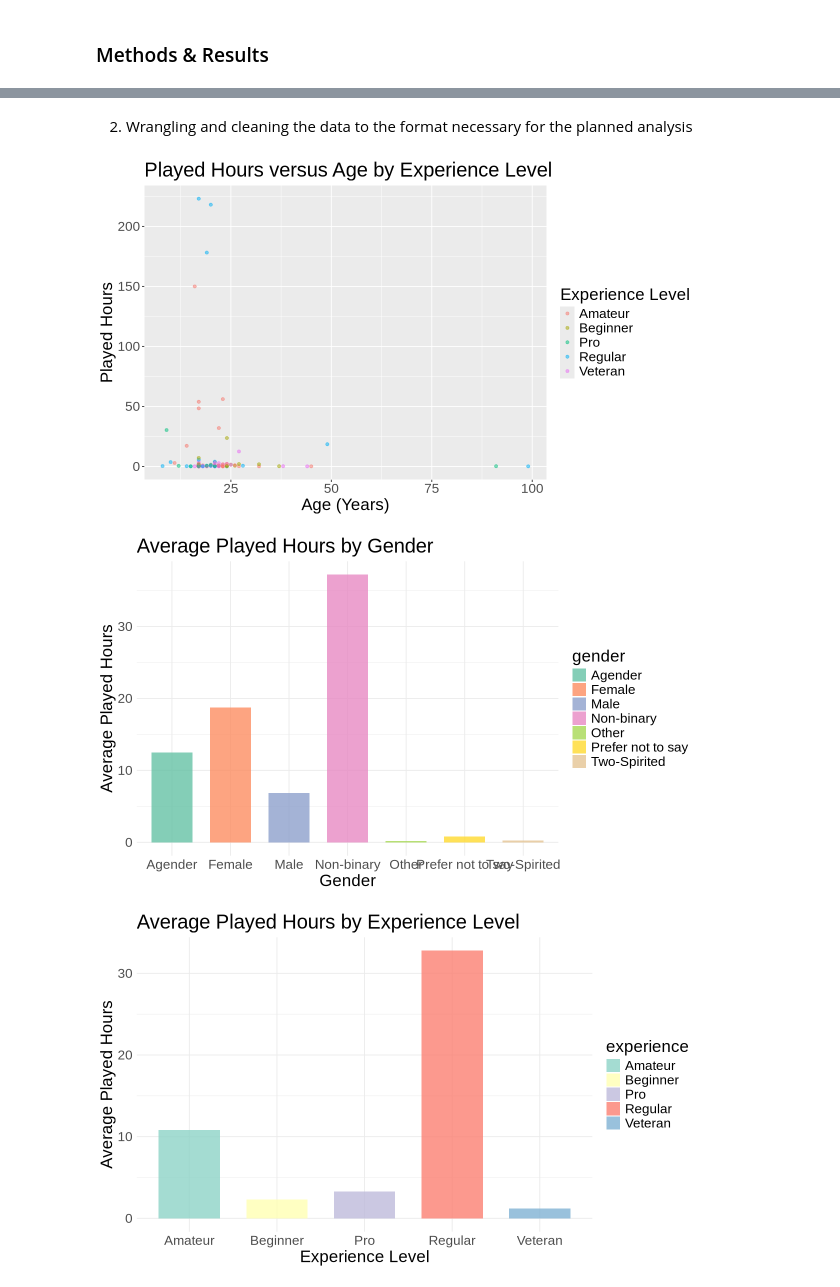
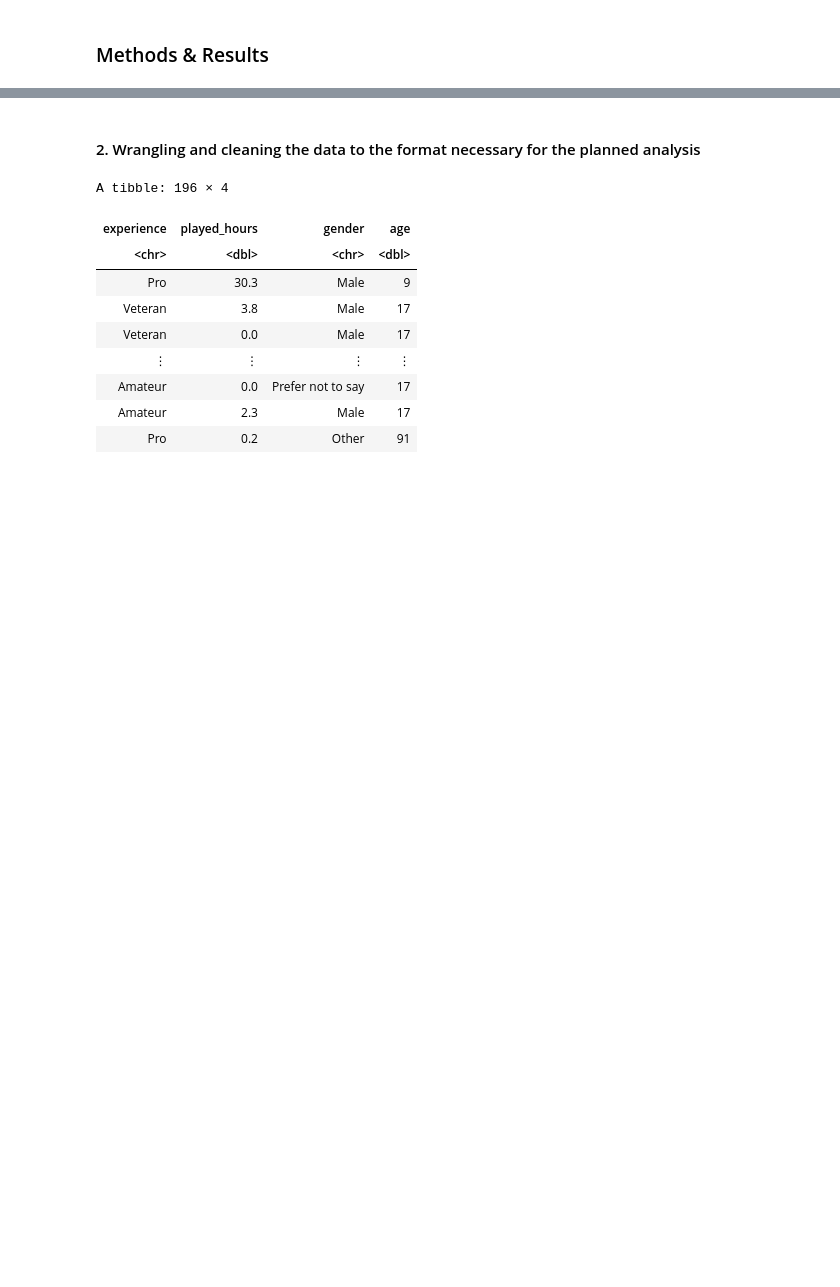
Before and after one commit to data-ki/DSCI-Final-Project-new-, a Jupyter notebook: Final Project.ipynb, the cells around one changed output, grey strips where cells are left out. Cells and saved outputs as stored; diff of their text form; code cells hidden in the pictures; blank space fills up the shorter version.

```diff
--- a/Final Project.ipynb
+++ b/Final Project.ipynb
@@ -50,66 +41,23 @@ A spec_tbl_df: 196 × 9
 | Amateur | FALSE | f19e136ddde68f365afc860c725ccff54... | 2.3 | Harlow | Male | 17 | NA | NA |
 | Pro | TRUE | d9473710057f7d42f36570f0be83817a4... | 0.2 | Ahmed | Other | 91 | NA | NA |
 # %% [markdown]
-2) Wrangling and cleaning the data to the format necessary for the planned analysis
+#### 2. Wrangling and cleaning the data to the format necessary for the planned analysis
 # %%
-#selecting the important variables
+#Selecting the important variables
 player_s <- player |>
     select(experience, played_hours, gender, age)
 
-#filtering out the played hours in
-#player_s with 0 since its irrelevant
-player_sf <- player_s |>
-    filter(played_hours > 0)
-
-#setting the size of the plot
-options(repr.plot.width = 10, repr.plot.height = 6)
-
-#plot of played hours vs age by experience level
-scatter_plot <- player_sf|>
-  ggplot(aes(x = age, y = played_hours, colour = experience)) +
-  geom_point(alpha = 0.5) +
-  xlab('Age (Years)') +
-  ylab('Played Hours') +
-  labs(colour = "Experience Level") +
-  ggtitle('Played Hours versus Age by Experience Level') +
-  theme(text = element_text(size = 20))
-
-scatter_plot
-
-#finding the average played hours for each gender
-average_played_hours <- player_sf |>
-  group_by(gender) |>
-  summarise(mean_played_hours = mean(played_hours))
-
-#plot of average played hours by gender
-gender_playtime_plot <- ggplot(average_played_hours, aes(x = gender, y = mean_played_hours, fill = gender)) +
-  geom_bar(stat = "identity", width = 0.7, alpha = 0.8) +
-  xlab("Gender") +
-  ylab("Average Played Hours") +
-  ggtitle("Average Played Hours by Gender") +
-  theme_minimal() +
-  theme(text = element_text(size = 20)) +
-  scale_fill_brewer(palette = "Set2")
-
-gender_playtime_plot
-
-#finding the average playtime for all the experiences of each player
-average_experience_playtime <- player_sf |>
-  group_by(experience) |>
-  summarise(mean_played_hours = mean(played_hours))
-
-#plot of average played hours by experience level
-experience_playtime_plot <- ggplot(average_experience_playtime, aes(x = experience, y = mean_played_hours, fill = experience)) +
-  geom_bar(stat = "identity", width = 0.7, alpha = 0.8) +
-  xlab("Experience Level") +
-  ylab("Average Played Hours") +
-  ggtitle("Average Played Hours by Experience Level") +
-  theme_minimal() +
-  theme(text = element_text(size = 20)) +
-  scale_fill_brewer(palette = "Set3")
-
-experience_playtime_plot
+#removing the rows where some data is missing
+player_cleaned <- na.omit(player_s)
+player_cleaned
 # %% [output]
-[figure, removed]
-[figure, removed]
-[figure, removed]
+A tibble: 196 × 4
+| experience | played_hours | gender | age |
+| <chr> | <dbl> | <chr> | <dbl> |
+| Pro | 30.3 | Male | 9 |
+| Veteran | 3.8 | Male | 17 |
+| Veteran | 0.0 | Male | 17 |
+| ⋮ | ⋮ | ⋮ | ⋮ |
+| Amateur | 0.0 | Prefer not to say | 17 |
+| Amateur | 2.3 | Male | 17 |
+| Pro | 0.2 | Other | 91 |
```
Also changed, not shown: parts of 31 cells of this notebook.
